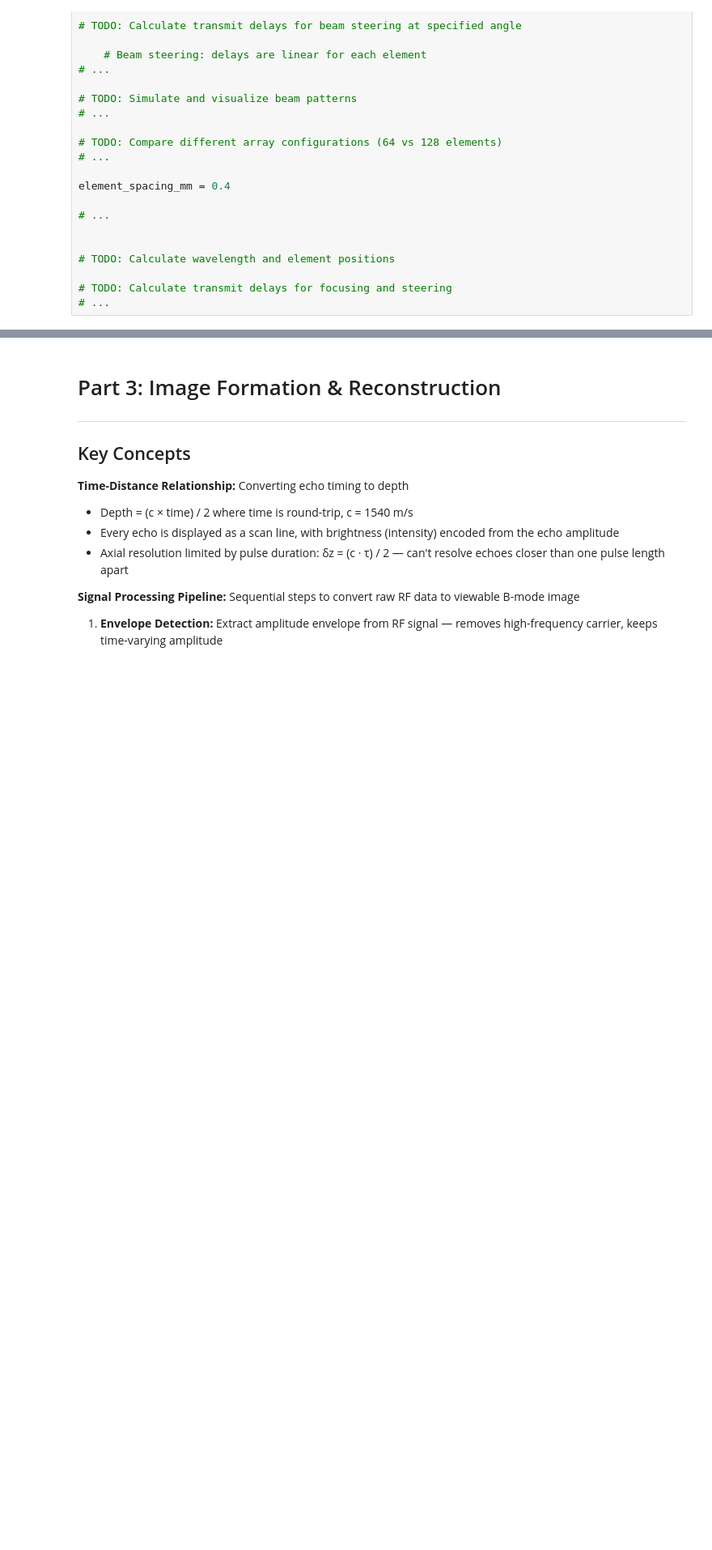
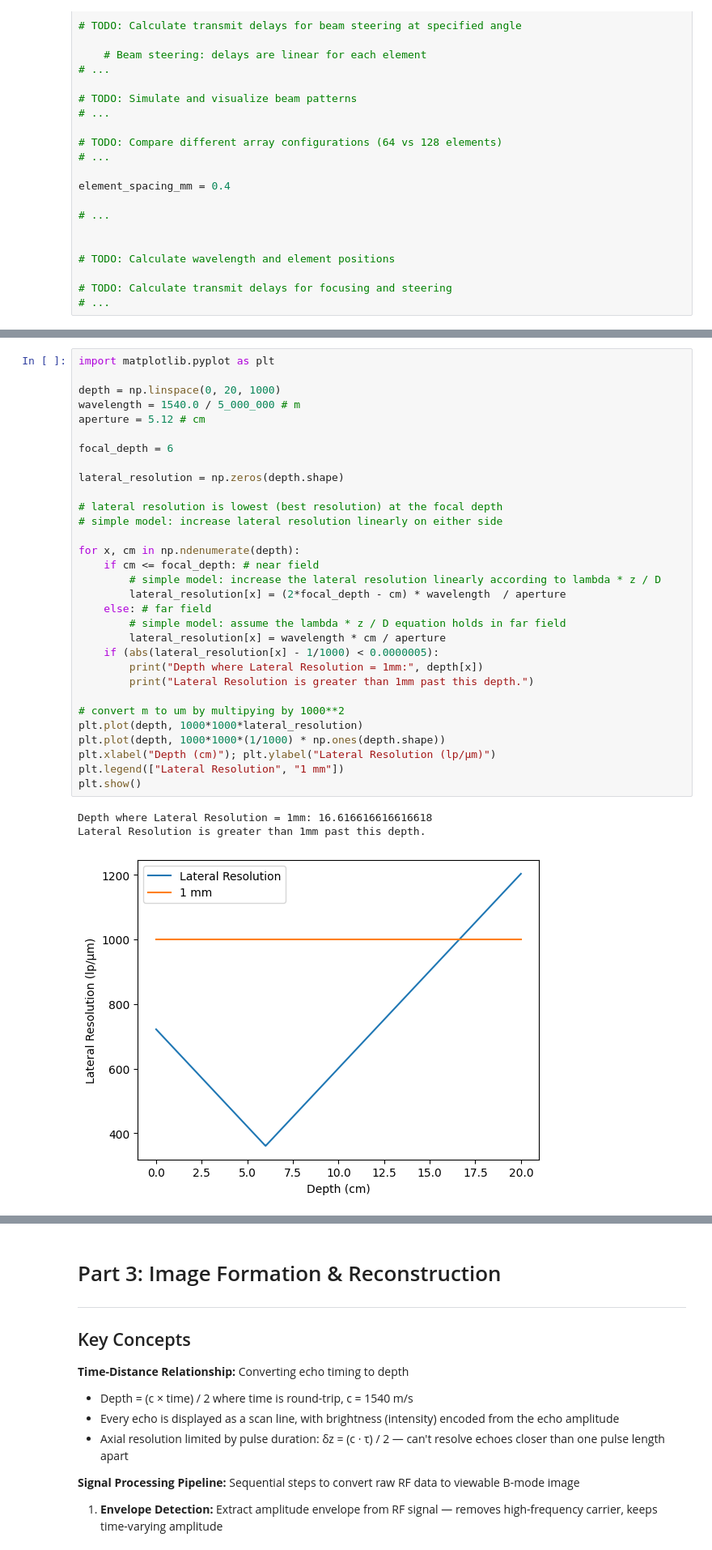
Before and after one commit to DeemDeem52/BMEN509-623_Deliverable_3, a Jupyter notebook: deliverable-03-starter.ipynb, the cells around one changed output, grey strips where cells are left out. Shown at 81% size. Saved outputs shown, nothing was run; the diff lists cells and outputs as text; blank space fills up the shorter version.

```diff
--- a/deliverable-03-starter.ipynb
+++ b/deliverable-03-starter.ipynb
@@ -423,0 +436,35 @@ A 5 MHz linear array with 128 elements and 0.4 mm spacing is used for abdominal
+# %%
+import matplotlib.pyplot as plt
+
+depth = np.linspace(0, 20, 1000)
+wavelength = 1540.0 / 5_000_000 # m
+aperture = 5.12 # cm
+
+focal_depth = 6
+
+lateral_resolution = np.zeros(depth.shape)
+
+# lateral resolution is lowest (best resolution) at the focal depth
+# simple model: increase lateral resolution linearly on either side
+
+for x, cm in np.ndenumerate(depth):
+    if cm <= focal_depth: # near field
+        # simple model: increase the lateral resolution linearly according to lambda * z / D
+        lateral_resolution[x] = (2*focal_depth - cm) * wavelength  / aperture
+    else: # far field
+        # simple model: assume the lambda * z / D equation holds in far field
+        lateral_resolution[x] = wavelength * cm / aperture
+    if (abs(lateral_resolution[x] - 1/1000) < 0.0000005):
+        print("Depth where Lateral Resolution = 1mm:", depth[x])
+        print("Lateral Resolution is greater than 1mm past this depth.")
+
+# convert m to um by multipying by 1000**2
+plt.plot(depth, 1000*1000*lateral_resolution)
+plt.plot(depth, 1000*1000*(1/1000) * np.ones(depth.shape))
+plt.xlabel("Depth (cm)"); plt.ylabel("Lateral Resolution (lp/μm)")
+plt.legend(["Lateral Resolution", "1 mm"])
+plt.show()
+# %% [output]
+Depth where Lateral Resolution = 1mm: 16.616616616616618
+Lateral Resolution is greater than 1mm past this depth.
+[figure, added]
```
Also changed, not shown: parts of 6 cells of this notebook.
